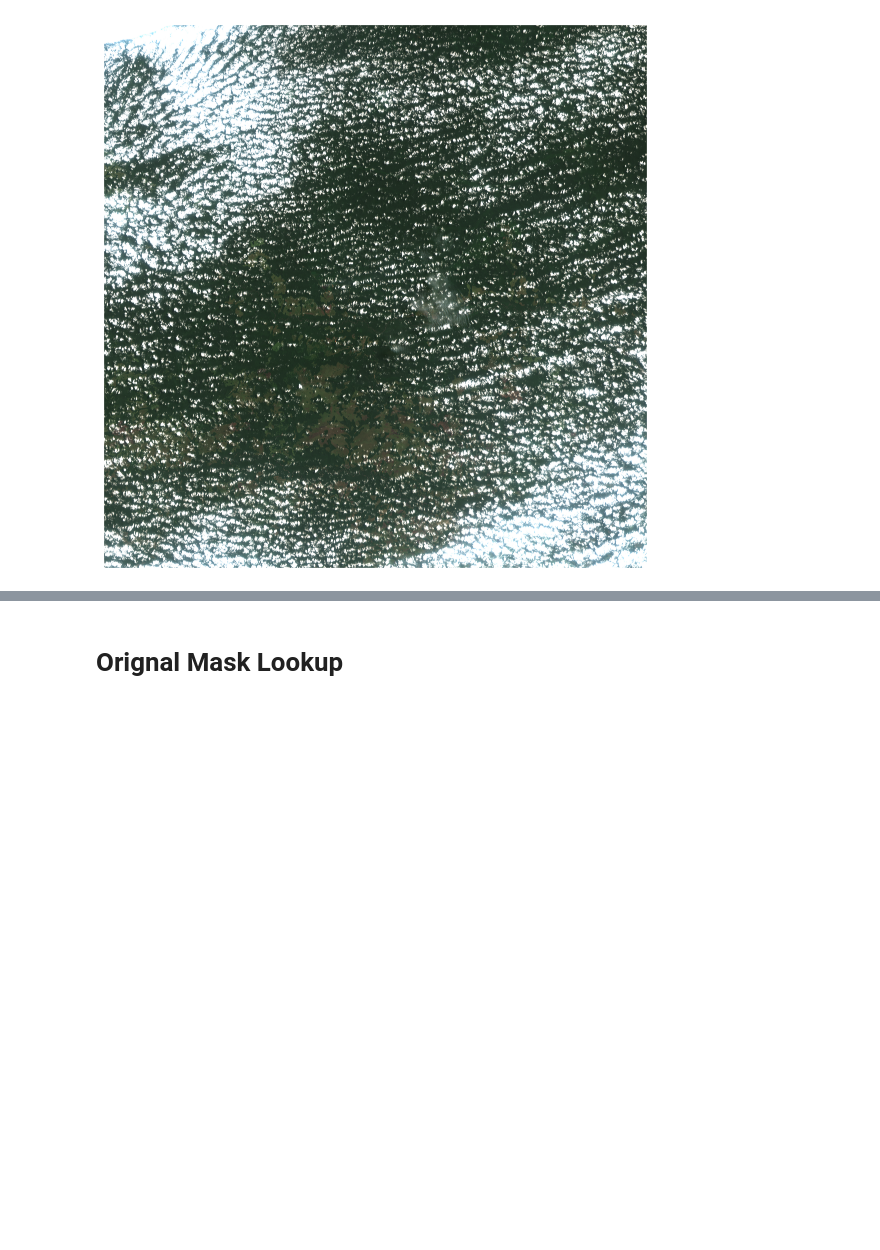
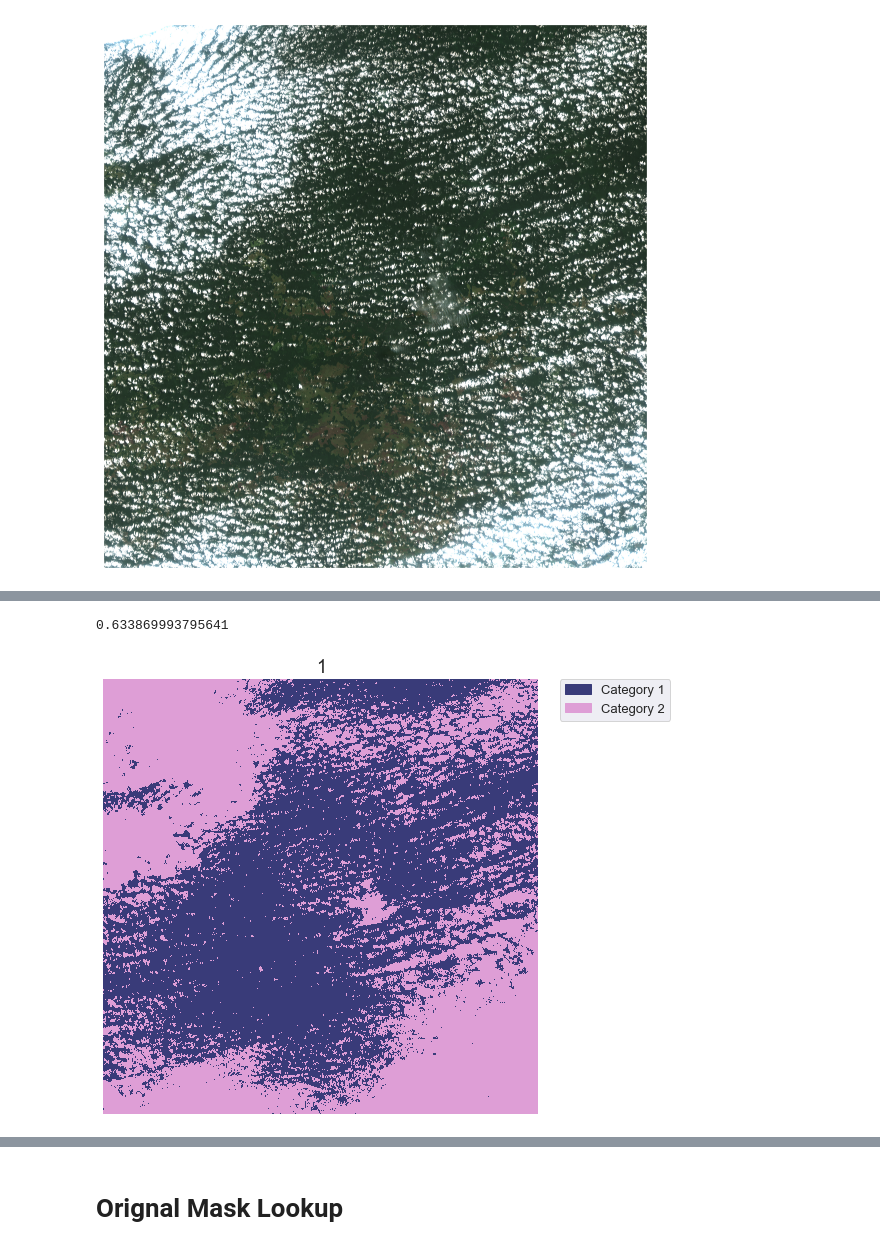
Before and after one commit to panopticonopolis/canopy-gis, a Jupyter notebook: processing/cloud_removal.ipynb, the cells around one changed output, grey strips where cells are left out. Drawn from its saved outputs; the diff is of its cells as text; code cells hidden in the pictures; blank space fills up the shorter version.

```diff
--- a/processing/cloud_removal.ipynb
+++ b/processing/cloud_removal.ipynb
@@ -116,4 +138,5 @@ plt.show()
 # Open the pixel_qa layer for your landsat scene
 with rio.open(sen_mask) as landsat_pre_cl:
     landsat_qa = landsat_pre_cl.read(1)
+    landsat_qa = np.repeat(np.repeat(landsat_qa,2,axis=0),2,axis=1)
     landsat_ext = plotting_extent(landsat_pre_cl)
@@ -120,8 +157,8 @@ with rio.open(sen_mask) as landsat_pre_cl:
 # %%
-landsat_qa_filtered = landsat_qa > 1
+landsat_qa_filtered = landsat_qa > 0
 
-masks_dict = {}
-for prob in range(1,102,5):
-    if prob == 101:
-        prob = 100
-    masks_dict[prob] = landsat_qa >= 1
+# masks_dict = {}
+# for prob in range(1,102,10):
+#     if prob == 101:
+#         prob = 100
+#     masks_dict[prob] = landsat_qa_filtered <= prob
@@ -132 +175,33 @@ np.count_nonzero(landsat_qa > 1) / np.count_nonzero(landsat_qa)
+# %%
+np.count_nonzero(landsat_qa_filtered == 0) / len(landsat_qa_filtered)**2
+# %% [output]
+0.633869993795641
+# %%
+# This is optional code to plot the qa layer - don't worry too much about the details.
+# Create a colormap with 101 colors
+cmap = plt.cm.get_cmap('tab20b', 2)
+# Get a list of unique values in the qa layer
+vals = np.unique(landsat_qa_filtered).tolist()
+bins = [0] + vals
+# Normalize the colormap
+bounds = [((a + b) / 2) for a, b in zip(bins[:-1], bins[1::1])] + \
+    [(bins[-1] - bins[-2]) + bins[-1]]
+norm = colors.BoundaryNorm(bounds, cmap.N)
+
+# Plot the data
+fig, ax = plt.subplots(figsize=(12, 8))
+
+im = ax.imshow(landsat_qa,
+               cmap=cmap,
+               norm=norm)
+
+ep.draw_legend(im,
+               classes=vals,
+               cmap=cmap)
+
+ax.set_title(f"{mask[0]}")
+ax.set_axis_off()
+plt.show()
+# %% [output]
+[figure, added]
 # %%
```
Also changed, not shown: parts of 19 cells of this notebook, 3 other files.
